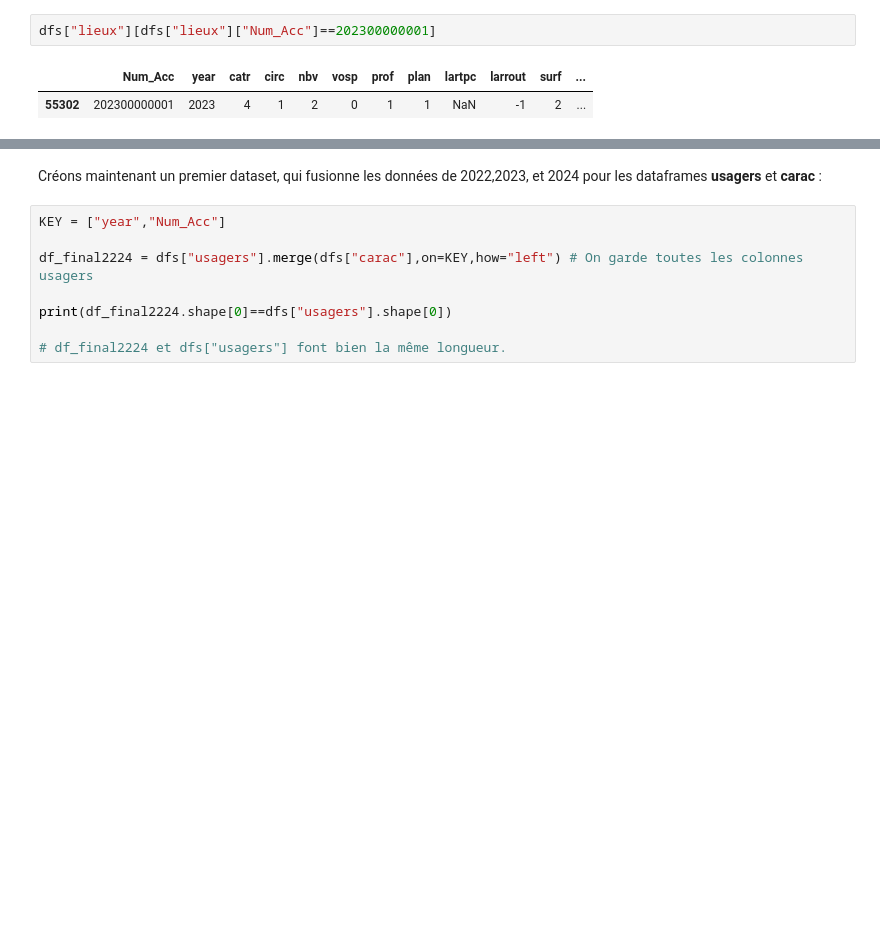
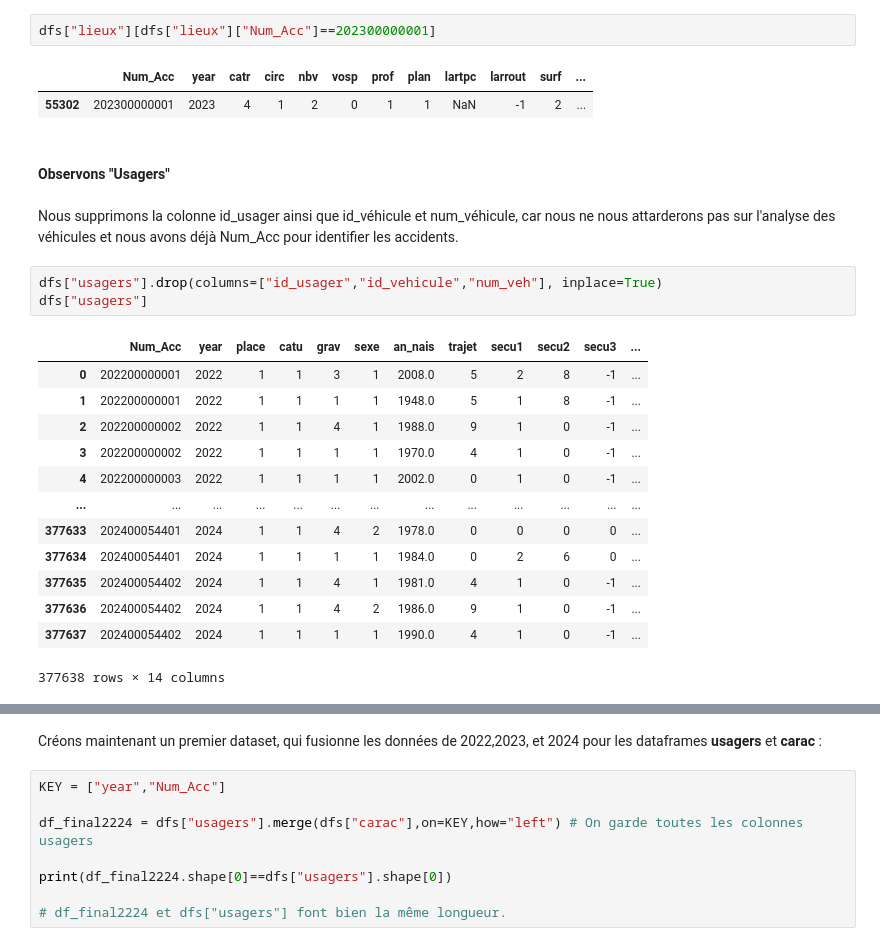
Before and after one commit to hobbit-joufflu/Predict-Traffic-Accident-Severity, a Jupyter notebook: code.ipynb, the cells around one changed output, grey strips where cells are left out. Drawn from its saved outputs; the diff is of its cells as text; blank space fills up the shorter version.

```diff
--- a/code.ipynb
+++ b/code.ipynb
@@ -234,3 +177,24 @@ dfs["lieux"][dfs["lieux"]["Num_Acc"]==202300000001]
 # %% [output]
 |  | Num_Acc | year | catr | circ | nbv | vosp | prof | plan | lartpc | larrout | surf | ... |
 | 55302 | 202300000001 | 2023 | 4 | 1 | 2 | 0 | 1 | 1 | NaN | -1 | 2 | ... |
+# %% [markdown]
+#### Observons "Usagers"
+# %% [markdown]
+Nous supprimons la colonne id_usager ainsi que id_véhicule et num_véhicule, car nous ne nous attarderons pas sur l'analyse des véhicules et nous avons déjà Num_Acc pour identifier les accidents.
+# %%
+dfs["usagers"].drop(columns=["id_usager","id_vehicule","num_veh"], inplace=True)
+dfs["usagers"]
+# %% [output]
+|  | Num_Acc | year | place | catu | grav | sexe | an_nais | trajet | secu1 | secu2 | secu3 | ... |
+| 0 | 202200000001 | 2022 | 1 | 1 | 3 | 1 | 2008.0 | 5 | 2 | 8 | -1 | ... |
+| 1 | 202200000001 | 2022 | 1 | 1 | 1 | 1 | 1948.0 | 5 | 1 | 8 | -1 | ... |
+| 2 | 202200000002 | 2022 | 1 | 1 | 4 | 1 | 1988.0 | 9 | 1 | 0 | -1 | ... |
+| 3 | 202200000002 | 2022 | 1 | 1 | 1 | 1 | 1970.0 | 4 | 1 | 0 | -1 | ... |
+| 4 | 202200000003 | 2022 | 1 | 1 | 1 | 1 | 2002.0 | 0 | 1 | 0 | -1 | ... |
+| ... | ... | ... | ... | ... | ... | ... | ... | ... | ... | ... | ... | ... |
+| 377633 | 202400054401 | 2024 | 1 | 1 | 4 | 2 | 1978.0 | 0 | 0 | 0 | 0 | ... |
+| 377634 | 202400054401 | 2024 | 1 | 1 | 1 | 1 | 1984.0 | 0 | 2 | 6 | 0 | ... |
+| 377635 | 202400054402 | 2024 | 1 | 1 | 4 | 1 | 1981.0 | 4 | 1 | 0 | -1 | ... |
+| 377636 | 202400054402 | 2024 | 1 | 1 | 4 | 2 | 1986.0 | 9 | 1 | 0 | -1 | ... |
+| 377637 | 202400054402 | 2024 | 1 | 1 | 1 | 1 | 1990.0 | 4 | 1 | 0 | -1 | ... |
+377638 rows × 14 columns
```
Also changed, not shown: parts of 92 cells of this notebook.
